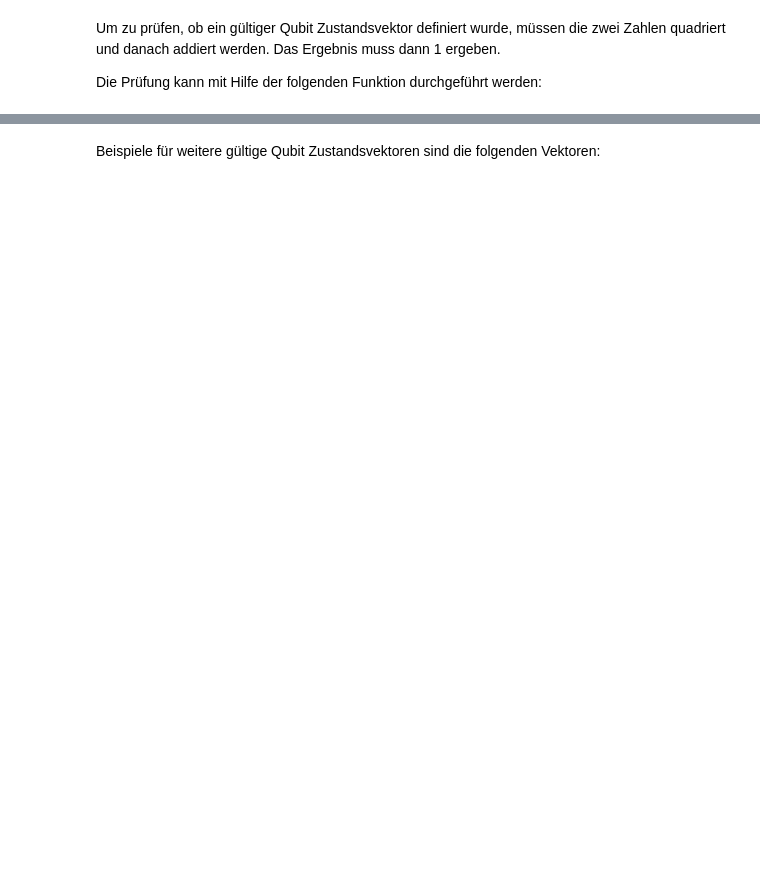
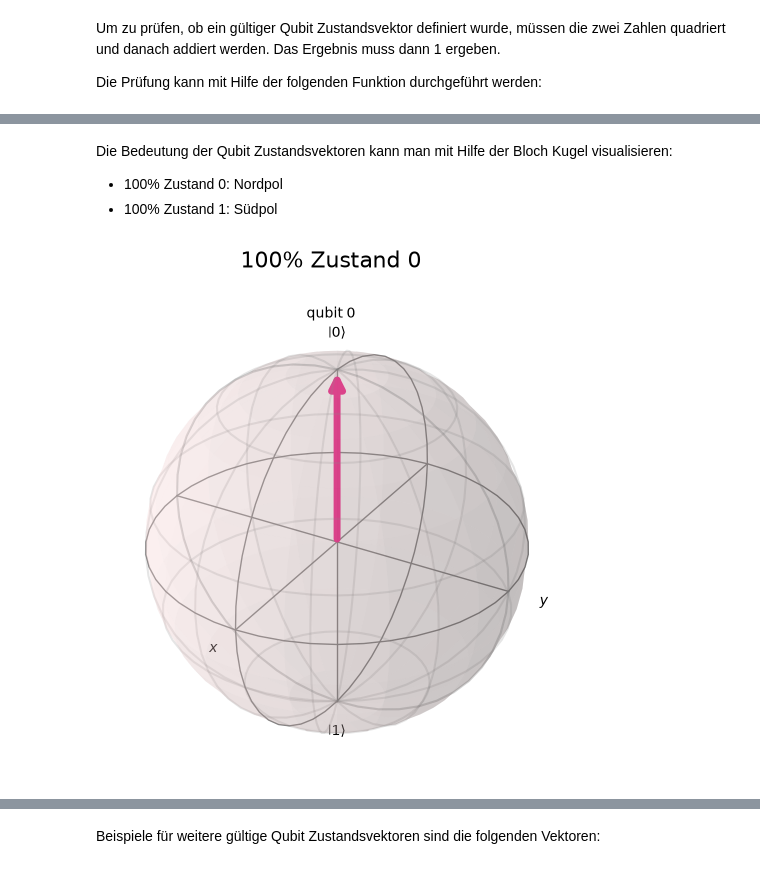
Before and after one commit to MelB18/EasyQuanten, a Jupyter notebook: ErsteSchritte.ipynb, the cells around one changed output, grey strips where cells are left out. Saved outputs shown, nothing was run; the diff lists cells and outputs as text; code cells hidden in the pictures; blank space fills up the shorter version.

```diff
--- a/ErsteSchritte.ipynb
+++ b/ErsteSchritte.ipynb
@@ -118,0 +147,9 @@ display(one.is_valid())
+# %% [markdown]
+Die Bedeutung der Qubit Zustandsvektoren kann man mit Hilfe der Bloch Kugel visualisieren:
+
+* 100% Zustand 0: Nordpol
+* 100% Zustand 1: Südpol
+# %%
+plot_bloch_multivector(zero, "100% Zustand 0")
+# %% [output]
+[figure, added]
```
Also changed, not shown: parts of 12 cells of this notebook.
